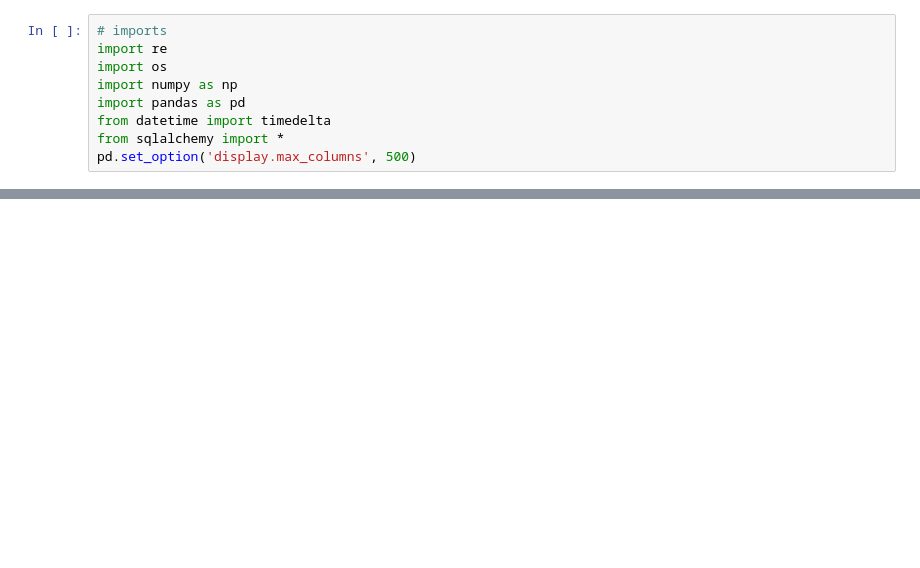
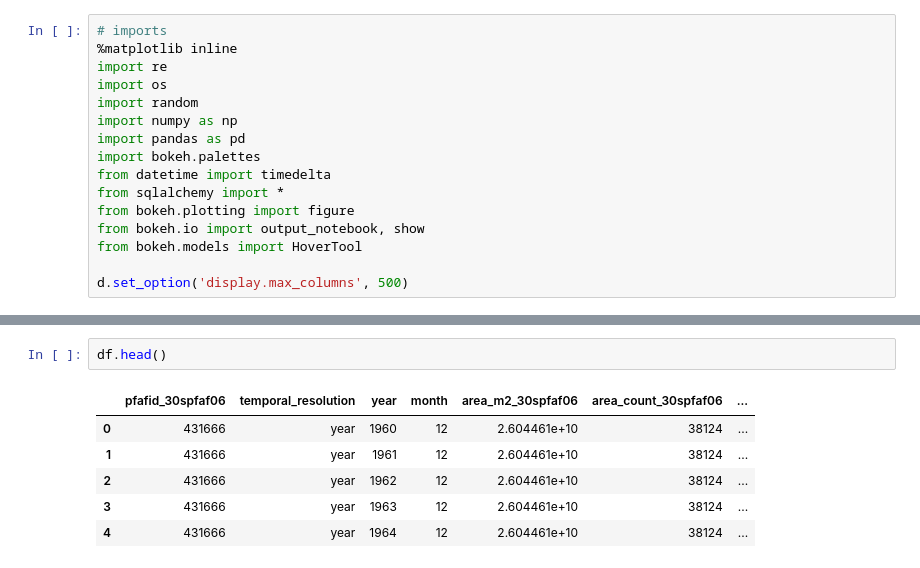
Before and after one commit to wri/Aqueduct30Docker, a Jupyter notebook: notebooks/qa/Y2018M06D22_RH_QA_result_PostGIS_V01.ipynb, the cells around one changed output, grey strips where cells are left out. Cells and saved outputs as stored; diff of their text form; blank space fills up the shorter version.

```diff
--- a/notebooks/qa/Y2018M06D22_RH_QA_result_PostGIS_V01.ipynb
+++ b/notebooks/qa/Y2018M06D22_RH_QA_result_PostGIS_V01.ipynb
@@ -35,10 +35,17 @@ Y2018M06D22 UTC 12:17
 '3.5.4 |Anaconda, Inc.| (default, Nov 20 2017, 18:44:38) \n[GCC 7.2.0]'
 # %%
 # imports
+%matplotlib inline
 import re
 import os
+import random
 import numpy as np
 import pandas as pd
+import bokeh.palettes
 from datetime import timedelta
 from sqlalchemy import *
-pd.set_option('display.max_columns', 500)
+from bokeh.plotting import figure
+from bokeh.io import output_notebook, show
+from bokeh.models import HoverTool
+
+d.set_option('display.max_columns', 500)
@@ -44,0 +70,9 @@ pd.set_option('display.max_columns', 500)
+# %%
+df.head()
+# %% [output]
+|  | pfafid_30spfaf06 | temporal_resolution | year | month | area_m2_30spfaf06 | area_count_30spfaf06 | ... |
+| 0 | 431666 | year | 1960 | 12 | 2.604461e+10 | 38124 | ... |
+| 1 | 431666 | year | 1961 | 12 | 2.604461e+10 | 38124 | ... |
+| 2 | 431666 | year | 1962 | 12 | 2.604461e+10 | 38124 | ... |
+| 3 | 431666 | year | 1963 | 12 | 2.604461e+10 | 38124 | ... |
+| 4 | 431666 | year | 1964 | 12 | 2.604461e+10 | 38124 | ... |
```
Also changed, not shown: parts of 8 cells of this notebook, 10 other files.
